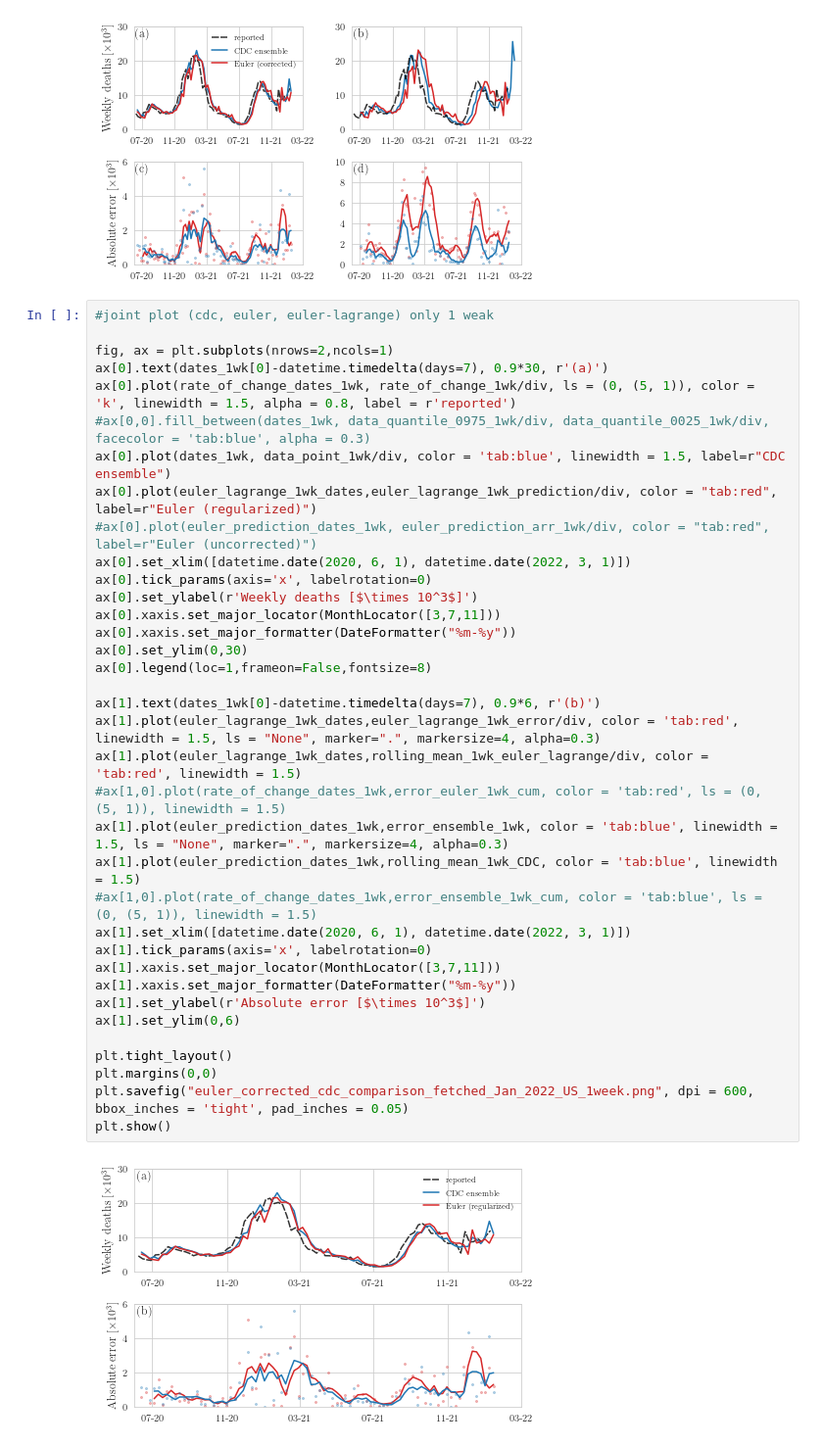
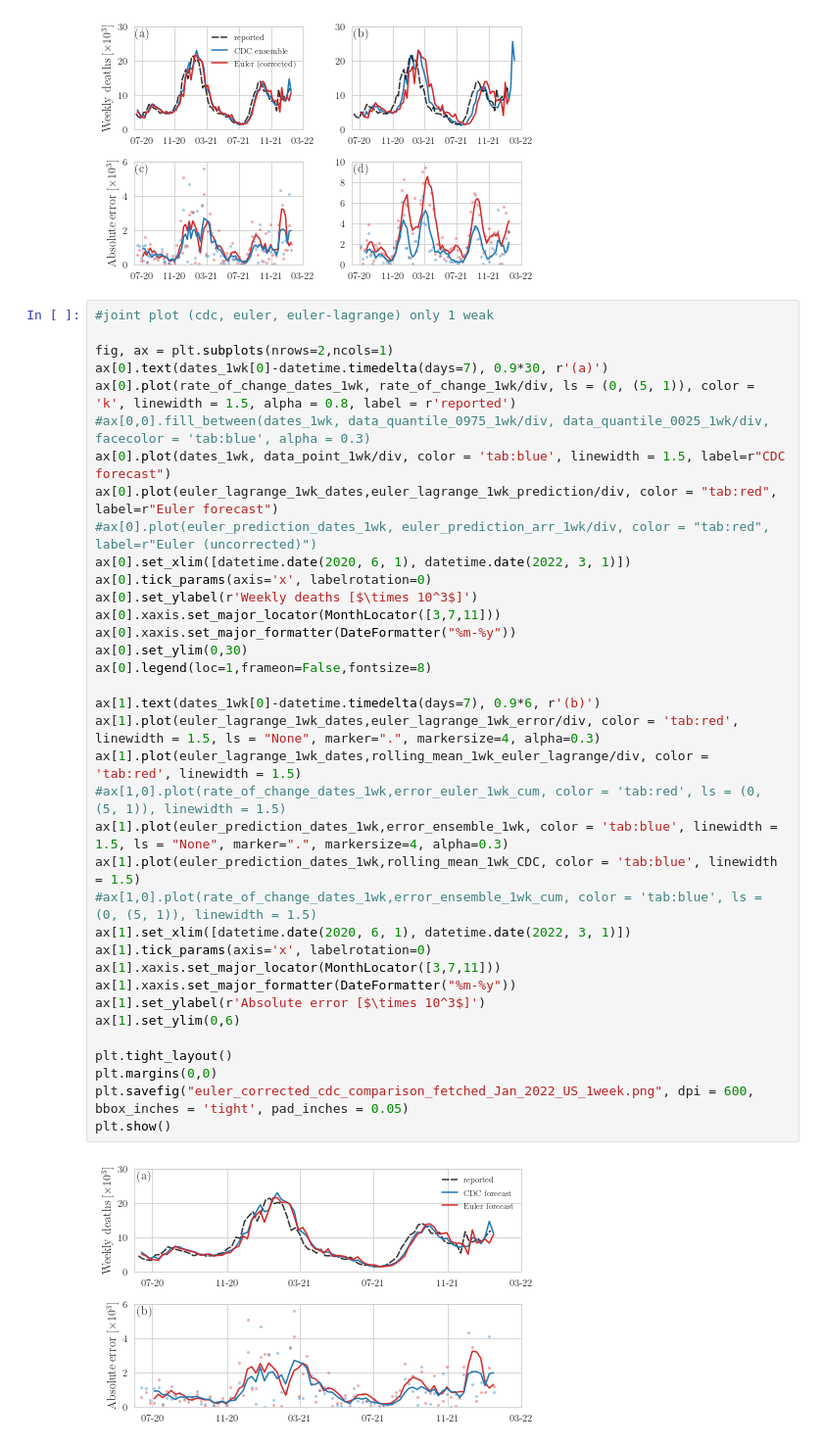
Before and after one commit to ninoaf/epidemic_cdc_forecasts, a Jupyter notebook: code/notebooks/US_plot.ipynb, the cells around one changed output. Shown at 98% size. Saved outputs shown, nothing was run; the diff lists cells and outputs as text.

```diff
--- a/code/notebooks/US_plot.ipynb
+++ b/code/notebooks/US_plot.ipynb
@@ -345,34 +346,34 @@ fig, ax = plt.subplots(nrows=2,ncols=1)
 ax[0].text(dates_1wk[0]-datetime.timedelta(days=7), 0.9*30, r'(a)')
 ax[0].plot(rate_of_change_dates_1wk, rate_of_change_1wk/div, ls = (0, (5, 1)), color = 'k', linewidth = 1.5, alpha = 0.8, label = r'reported')
 #ax[0,0].fill_between(dates_1wk, data_quantile_0975_1wk/div, data_quantile_0025_1wk/div, facecolor = 'tab:blue', alpha = 0.3)
-ax[0].plot(dates_1wk, data_point_1wk/div, color = 'tab:blue', linewidth = 1.5, label=r"CDC ensemble")
-ax[0].plot(euler_lagrange_1wk_dates,euler_lagrange_1wk_prediction/div, color = "tab:red", label=r"Euler (regularized)")
+ax[0].plot(dates_1wk, data_point_1wk/div, color = 'tab:blue', linewidth = 1.5, label=r"CDC forecast")
+ax[0].plot(euler_lagrange_1wk_dates,euler_lagrange_1wk_prediction/div, color = "tab:red", label=r"Euler forecast")
 #ax[0].plot(euler_prediction_dates_1wk, euler_prediction_arr_1wk/div, color = "tab:red", label=r"Euler (uncorrected)")
 ax[0].set_xlim([datetime.date(2020, 6, 1), datetime.date(2022, 3, 1)])
 ax[0].tick_params(axis='x', labelrotation=0)
 ax[0].set_ylabel(r'Weekly deaths [$\times 10^3$]')
 ax[0].xaxis.set_major_locator(MonthLocator([3,7,11]))
 ax[0].xaxis.set_major_formatter(DateFormatter("%m-%y"))
 ax[0].set_ylim(0,30)
 ax[0].legend(loc=1,frameon=False,fontsize=8)
 
 ax[1].text(dates_1wk[0]-datetime.timedelta(days=7), 0.9*6, r'(b)')
 ax[1].plot(euler_lagrange_1wk_dates,euler_lagrange_1wk_error/div, color = 'tab:red', linewidth = 1.5, ls = "None", marker=".", markersize=4, alpha=0.3)
 ax[1].plot(euler_lagrange_1wk_dates,rolling_mean_1wk_euler_lagrange/div, color = 'tab:red', linewidth = 1.5)
 #ax[1,0].plot(rate_of_change_dates_1wk,error_euler_1wk_cum, color = 'tab:red', ls = (0, (5, 1)), linewidth = 1.5)
 ax[1].plot(euler_prediction_dates_1wk,error_ensemble_1wk, color = 'tab:blue', linewidth = 1.5, ls = "None", marker=".", markersize=4, alpha=0.3)
 ax[1].plot(euler_prediction_dates_1wk,rolling_mean_1wk_CDC, color = 'tab:blue', linewidth = 1.5)
 #ax[1,0].plot(rate_of_change_dates_1wk,error_ensemble_1wk_cum, color = 'tab:blue', ls = (0, (5, 1)), linewidth = 1.5)
 ax[1].set_xlim([datetime.date(2020, 6, 1), datetime.date(2022, 3, 1)])
 ax[1].tick_params(axis='x', labelrotation=0)
 ax[1].xaxis.set_major_locator(MonthLocator([3,7,11]))
 ax[1].xaxis.set_major_formatter(DateFormatter("%m-%y"))
 ax[1].set_ylabel(r'Absolute error [$\times 10^3$]')
 ax[1].set_ylim(0,6)
 
 plt.tight_layout()
 plt.margins(0,0)
 plt.savefig("euler_corrected_cdc_comparison_fetched_Jan_2022_US_1week.png", dpi = 600, bbox_inches = 'tight', pad_inches = 0.05)
 plt.show()
 # %% [output]
-[figure, old version]
+[figure, new version]
```
Also changed, not shown: parts of 3 cells of this notebook, 34 other files.
